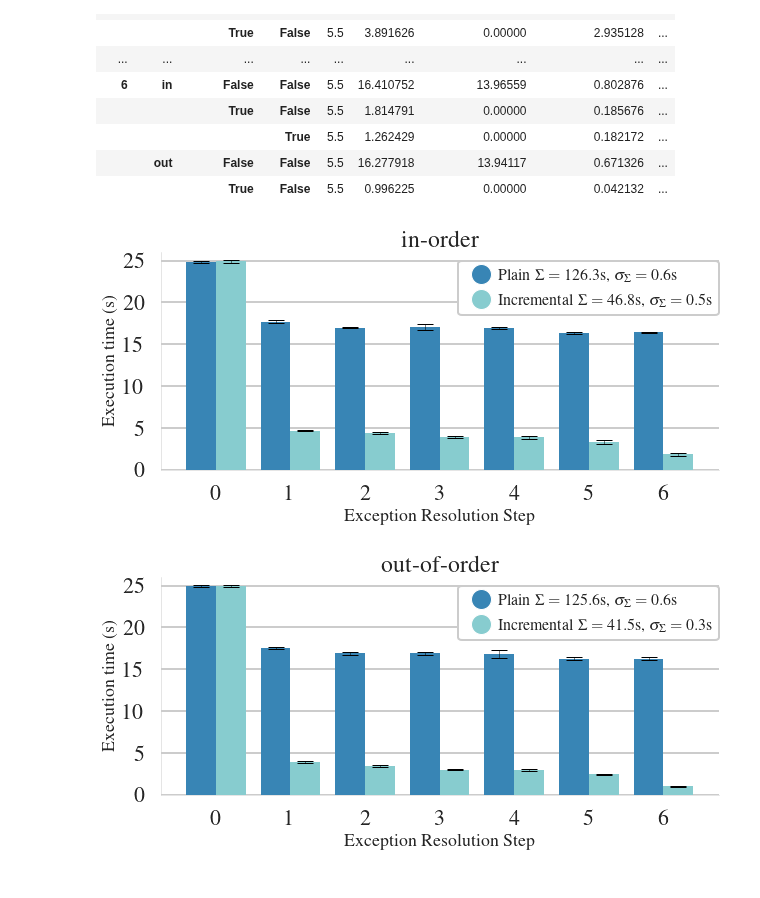
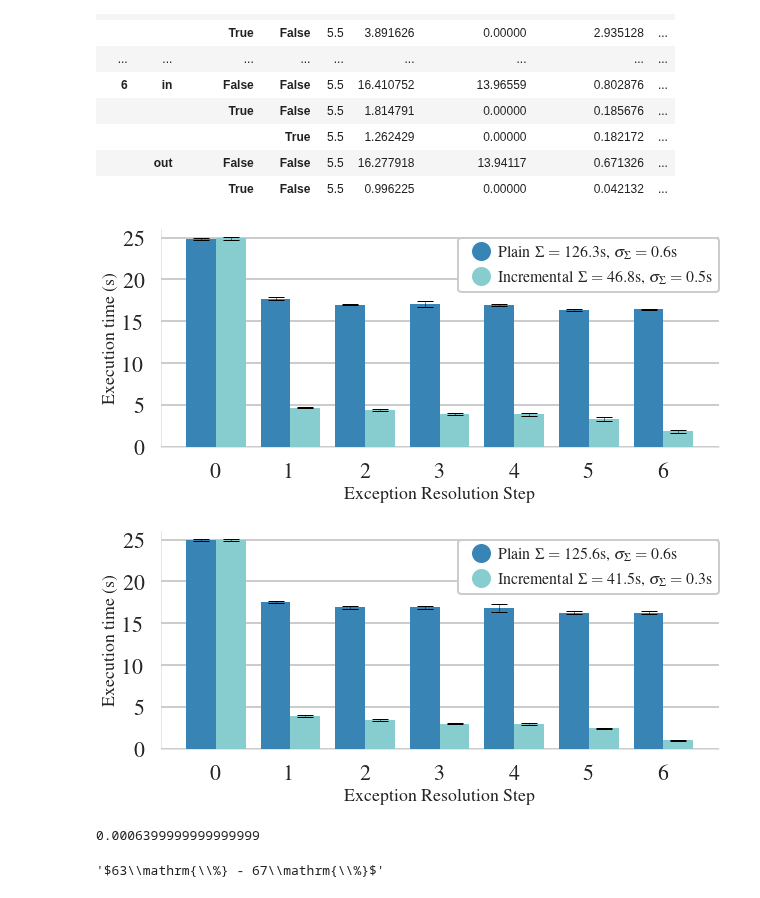
Before and after one commit to tuplex/tuplex, a Jupyter notebook: benchmarks/incremental/notebooks/01_Workshop_paper_plots.ipynb, the cells around one changed output. Cells and saved outputs as stored; diff of their text form; code cells hidden in the pictures.

```diff
--- a/benchmarks/incremental/notebooks/01_Workshop_paper_plots.ipynb
+++ b/benchmarks/incremental/notebooks/01_Workshop_paper_plots.ipynb
@@ -229,37 +229,45 @@ for i in [0, 1]:
     sns.despine()
     plt.xlabel('Exception Resolution Step', fontsize=18)
     plt.ylabel('Execution time (s)', fontsize=18)
     plt.yticks([0, 5, 10, 15, 20, 25])
     plt.grid(axis='x')
 
 
      # labels
     fmt = ' $\\Sigma={:.1f}\\mathrm{{s}}$, $\\sigma_{{\\Sigma}}={:.1f}\\mathrm{{s}}$'
     r = sel_row(df_runtime_mu, order, False)
     r_err = sel_row(df_runtime_std, order, False)
     plain_label = fmt.format(r['jobTime'], r_err['jobTime'])
 
     r = sel_row(df_runtime_mu, order, True)
     r_err = sel_row(df_runtime_std, order, True)
     inc_label = fmt.format(r['jobTime'], r_err['jobTime'])
 
     hlabels=[('Plain' + plain_label, sns.color_palette()[0]),
              ('Incremental' + inc_label, sns.color_palette()[1]),]
     handles = []
     for h in hlabels:
         handles.append(Line2D([0], [0], marker='o', color='w', label=h[0],
                             markerfacecolor=h[1], markersize=20))
     plt.legend(handles=handles, fontsize=16, handletextpad=0.05, framealpha=1,
               bbox_to_anchor=(1, 1 - 1/26), loc=1, borderaxespad=0)
-    plt.title(title)
+    # plt.title(title)
     plt.ylim(0, 26)
 
     os.makedirs('plots', exist_ok=True)
     plt.savefig(os.path.join('plots', name), transparent=True, dpi=120, bbox_inches = 'tight', pad_inches = 0)
 # %% [output]
-[figure, old version]
+[figure, new version]
-[figure, old version]
+[figure, new version]
 # %%
 # cost curves (cumulative, r5d.8xlarge)
 
 # TODO plot this => how much does a second cost?
+
+# $2.304 on-demand, r5d.8xlarge cost per hour
+cost_per_h = 2.304
+cost_per_s = cost_per_h / 3600.0
+
+cost_per_s
+# %% [output]
+0.0006399999999999999
@@ -267,0 +287,11 @@ for i in [0, 1]:
+# %%
+# cost reduction
+subdf = df_cum_mu[(df_cum_mu['step'] == 6) & ~df_cum_mu['commit']].groupby(['order', 'commit'])['jobTimeCumulative'].agg(['min', 'max']).reset_index()
+subdf['reduction'] = 1.0 - subdf['min'] / subdf['max']
+a_min = subdf['reduction'].min()
+a_max = subdf['reduction'].max()
+
+savings_label = '${:.0f}\\mathrm{{\\%}} - {:.0f}\\mathrm{{\\%}}$'.format(a_min * 100, a_max * 100)
+savings_label
+# %% [output]
+'$63\\mathrm{\\%} - 67\\mathrm{\\%}$'
```
Also changed, not shown: parts of 6 cells of this notebook.
